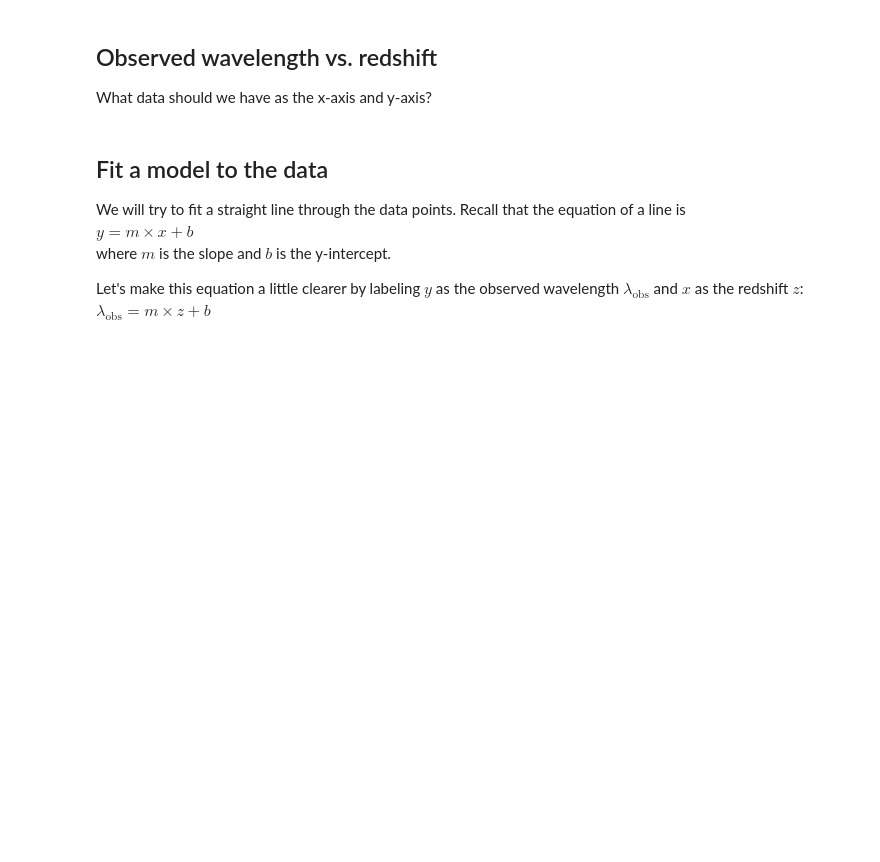
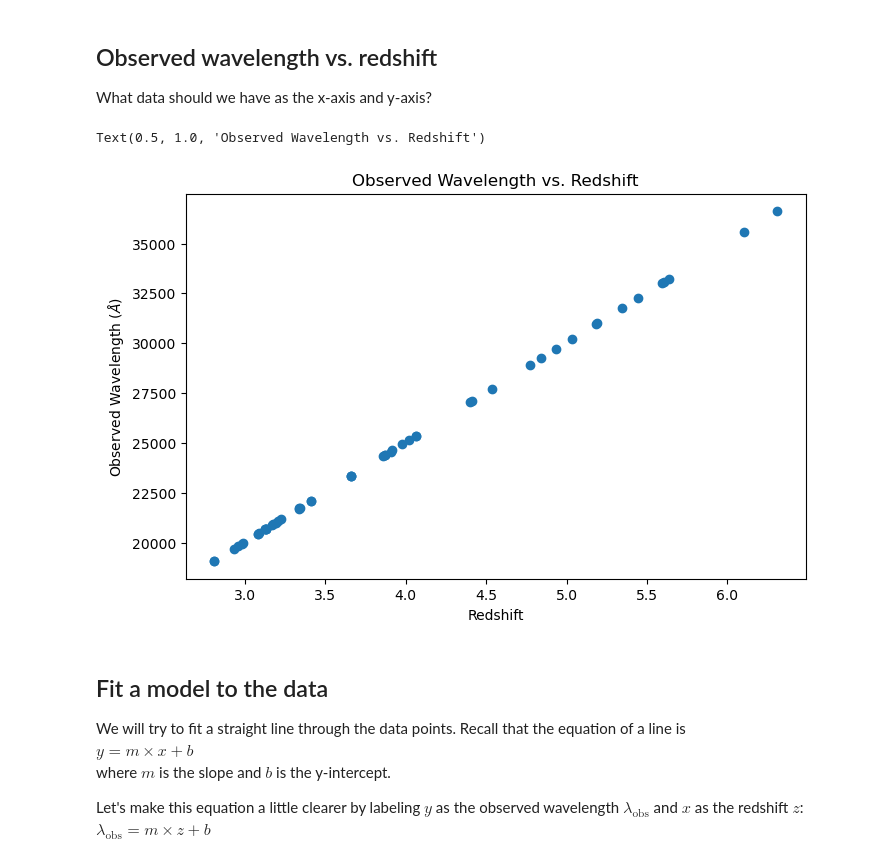
Before and after one commit to AstroSummerWorkshop/Projects, a Jupyter notebook: redshift_project/Spectroscopy_redshift_project_ANSWERKEY.ipynb, the cells around one changed output. Drawn from its saved outputs; the diff is of its cells as text; code cells hidden in the pictures; blank space fills up the shorter version.

```diff
--- a/redshift_project/Spectroscopy_redshift_project_ANSWERKEY.ipynb
+++ b/redshift_project/Spectroscopy_redshift_project_ANSWERKEY.ipynb
@@ -484,7 +539,7 @@ merged_output_filename = 'fitted_centers_redshift.csv'
 merged_df = pd.read_csv(merged_output_filename)
 
 # Populate a redshift array (x)
-redshift_arr = merged_df['redshift'].values
+redshift_arr = merged_df['z'].values
 
 # Populate an observed wavelength array (y)
 observed_wave_arr = merged_df['fitted_centers'].values
@@ -493,12 +548,15 @@ observed_wave_arr = merged_df['fitted_centers'].values
 observed_wave_err_arr = merged_df['fitted_centers_err'].values
 # %%
 # Plot the data with error bars
-fig, ax = plt.subplots(figsize=(6, 5))
+fig, ax = plt.subplots(figsize=(8, 5))
 
-ax.errorbar(redshift_arr, observed_wave_arr, yerr=observed_wave_err_arr, fmt='o', color='black', ecolor='lightgray', elinewidth=1, capsize=3)
+ax.errorbar(redshift_arr, observed_wave_arr, yerr=observed_wave_err_arr, fmt='o', color='C0', ecolor='lightgray', elinewidth=1, capsize=3)
 ax.set_xlabel('Redshift')
 ax.set_ylabel(r'Observed Wavelength ($\AA$)')
 ax.set_title('Observed Wavelength vs. Redshift')
+# %% [output]
+Text(0.5, 1.0, 'Observed Wavelength vs. Redshift')
+[figure, added]
 # %% [markdown]
 ## Fit a model to the data
 
```
Also changed, not shown: parts of 25 cells of this notebook, 4 other files.
